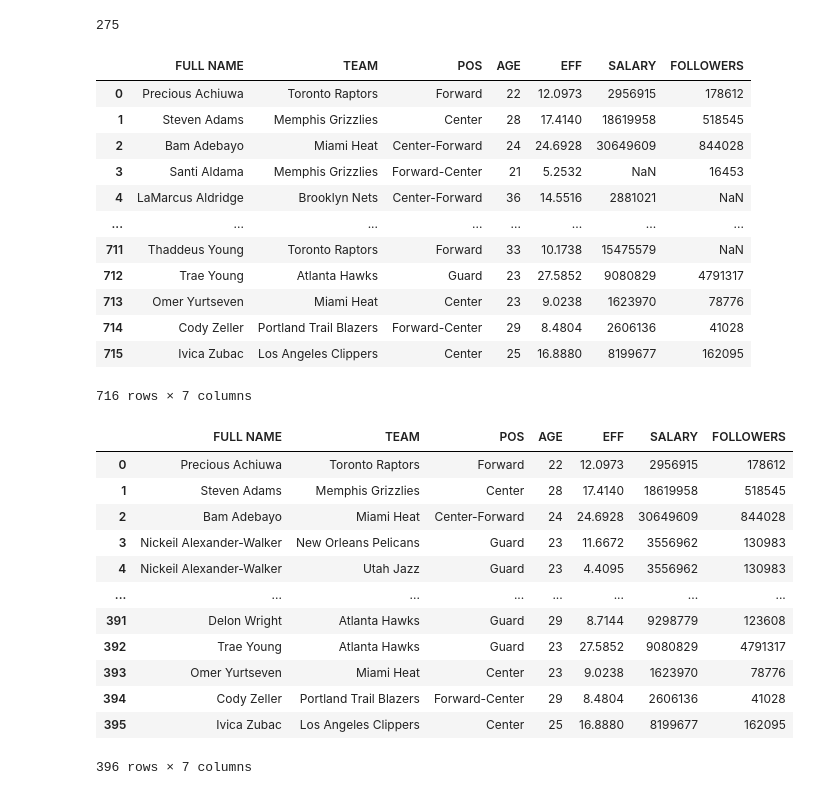
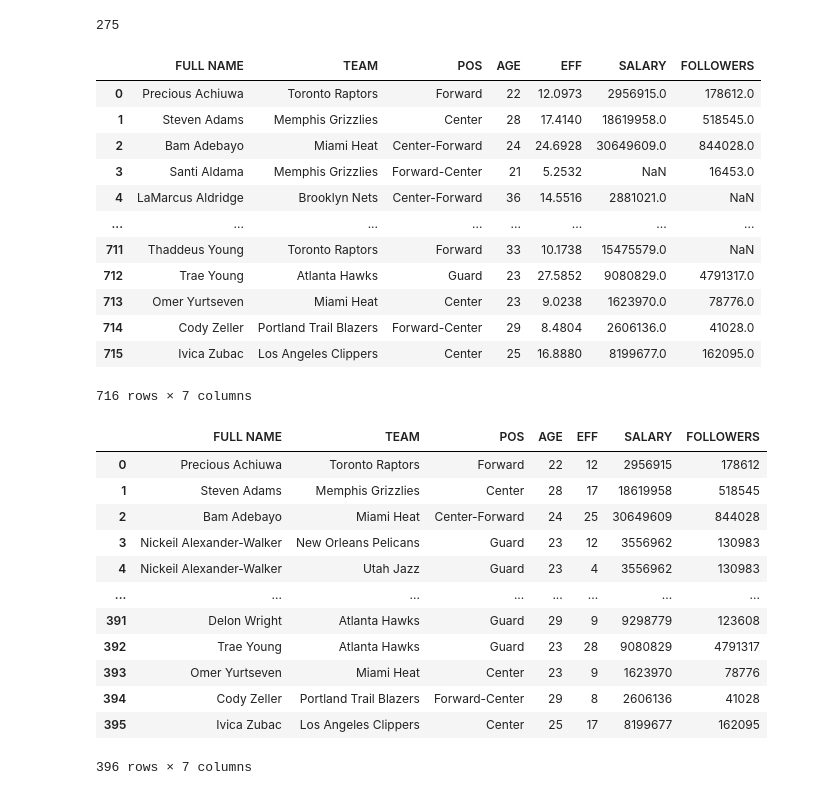
Before and after one commit to marcdalmaum/project_2, a Jupyter notebook: project_2.ipynb, the cells around one changed output. Saved outputs shown, nothing was run; the diff lists cells and outputs as text; code cells hidden in the pictures.

```diff
--- a/project_2.ipynb
+++ b/project_2.ipynb
@@ -132,5 +137,4 @@ count = 0
 for i in salaries:
     count += 1
     if count % 2 == 0:
-        salaries_list.append(i)
-len(salaries_list)
+        salaries_list.append(int(i))
@@ -185,7 +187,7 @@ name_fol[0]
 ['1', 'LeBron James', '133332035']
 # %%
 full_name_list = [i[1] for i in name_fol]
-followers_list = [i[2] for i in name_fol]
+followers_list = [int(i[2]) for i in name_fol]
 print(full_name_list[:5])
 print(followers_list[:5])
 # %% [output]
@@ -263,33 +265,36 @@ final_df.drop(columns=['full_name_1','full_name_2'], inplace=True)
 final_df
 # %% [output]
 |  | FULL NAME | TEAM | POS | AGE | EFF | SALARY | FOLLOWERS |
-| 0 | Precious Achiuwa | Toronto Raptors | Forward | 22 | 12.0973 | 2956915 | 178612 |
-| 1 | Steven Adams | Memphis Grizzlies | Center | 28 | 17.4140 | 18619958 | 518545 |
-| 2 | Bam Adebayo | Miami Heat | Center-Forward | 24 | 24.6928 | 30649609 | 844028 |
-| 3 | Santi Aldama | Memphis Grizzlies | Forward-Center | 21 | 5.2532 | NaN | 16453 |
-| 4 | LaMarcus Aldridge | Brooklyn Nets | Center-Forward | 36 | 14.5516 | 2881021 | NaN |
+| 0 | Precious Achiuwa | Toronto Raptors | Forward | 22 | 12.0973 | 2956915.0 | 178612.0 |
+| 1 | Steven Adams | Memphis Grizzlies | Center | 28 | 17.4140 | 18619958.0 | 518545.0 |
+| 2 | Bam Adebayo | Miami Heat | Center-Forward | 24 | 24.6928 | 30649609.0 | 844028.0 |
+| 3 | Santi Aldama | Memphis Grizzlies | Forward-Center | 21 | 5.2532 | NaN | 16453.0 |
+| 4 | LaMarcus Aldridge | Brooklyn Nets | Center-Forward | 36 | 14.5516 | 2881021.0 | NaN |
 | ... | ... | ... | ... | ... | ... | ... | ... |
-| 711 | Thaddeus Young | Toronto Raptors | Forward | 33 | 10.1738 | 15475579 | NaN |
-| 712 | Trae Young | Atlanta Hawks | Guard | 23 | 27.5852 | 9080829 | 4791317 |
-| 713 | Omer Yurtseven | Miami Heat | Center | 23 | 9.0238 | 1623970 | 78776 |
-| 714 | Cody Zeller | Portland Trail Blazers | Forward-Center | 29 | 8.4804 | 2606136 | 41028 |
-| 715 | Ivica Zubac | Los Angeles Clippers | Center | 25 | 16.8880 | 8199677 | 162095 |
+| 711 | Thaddeus Young | Toronto Raptors | Forward | 33 | 10.1738 | 15475579.0 | NaN |
+| 712 | Trae Young | Atlanta Hawks | Guard | 23 | 27.5852 | 9080829.0 | 4791317.0 |
+| 713 | Omer Yurtseven | Miami Heat | Center | 23 | 9.0238 | 1623970.0 | 78776.0 |
+| 714 | Cody Zeller | Portland Trail Blazers | Forward-Center | 29 | 8.4804 | 2606136.0 | 41028.0 |
+| 715 | Ivica Zubac | Los Angeles Clippers | Center | 25 | 16.8880 | 8199677.0 | 162095.0 |
 716 rows × 7 columns
 # %%
 final_df.dropna(axis = 0, how = 'any', inplace=True)
 final_df.reset_index(drop=True, inplace=True)
+final_df['SALARY'] = final_df['SALARY'].astype(int)
+final_df['FOLLOWERS'] = final_df['FOLLOWERS'].astype(int)
+final_df['EFF'] = final_df['EFF'].round(0).astype(int)
 final_df
 # %% [output]
 |  | FULL NAME | TEAM | POS | AGE | EFF | SALARY | FOLLOWERS |
-| 0 | Precious Achiuwa | Toronto Raptors | Forward | 22 | 12.0973 | 2956915 | 178612 |
-| 1 | Steven Adams | Memphis Grizzlies | Center | 28 | 17.4140 | 18619958 | 518545 |
-| 2 | Bam Adebayo | Miami Heat | Center-Forward | 24 | 24.6928 | 30649609 | 844028 |
-| 3 | Nickeil Alexander-Walker | New Orleans Pelicans | Guard | 23 | 11.6672 | 3556962 | 130983 |
-| 4 | Nickeil Alexander-Walker | Utah Jazz | Guard | 23 | 4.4095 | 3556962 | 130983 |
+| 0 | Precious Achiuwa | Toronto Raptors | Forward | 22 | 12 | 2956915 | 178612 |
+| 1 | Steven Adams | Memphis Grizzlies | Center | 28 | 17 | 18619958 | 518545 |
+| 2 | Bam Adebayo | Miami Heat | Center-Forward | 24 | 25 | 30649609 | 844028 |
+| 3 | Nickeil Alexander-Walker | New Orleans Pelicans | Guard | 23 | 12 | 3556962 | 130983 |
+| 4 | Nickeil Alexander-Walker | Utah Jazz | Guard | 23 | 4 | 3556962 | 130983 |
 | ... | ... | ... | ... | ... | ... | ... | ... |
-| 391 | Delon Wright | Atlanta Hawks | Guard | 29 | 8.7144 | 9298779 | 123608 |
-| 392 | Trae Young | Atlanta Hawks | Guard | 23 | 27.5852 | 9080829 | 4791317 |
-| 393 | Omer Yurtseven | Miami Heat | Center | 23 | 9.0238 | 1623970 | 78776 |
-| 394 | Cody Zeller | Portland Trail Blazers | Forward-Center | 29 | 8.4804 | 2606136 | 41028 |
-| 395 | Ivica Zubac | Los Angeles Clippers | Center | 25 | 16.8880 | 8199677 | 162095 |
+| 391 | Delon Wright | Atlanta Hawks | Guard | 29 | 9 | 9298779 | 123608 |
+| 392 | Trae Young | Atlanta Hawks | Guard | 23 | 28 | 9080829 | 4791317 |
+| 393 | Omer Yurtseven | Miami Heat | Center | 23 | 9 | 1623970 | 78776 |
+| 394 | Cody Zeller | Portland Trail Blazers | Forward-Center | 29 | 8 | 2606136 | 41028 |
+| 395 | Ivica Zubac | Los Angeles Clippers | Center | 25 | 17 | 8199677 | 162095 |
 396 rows × 7 columns
```
Also changed, not shown: parts of 9 cells of this notebook.
